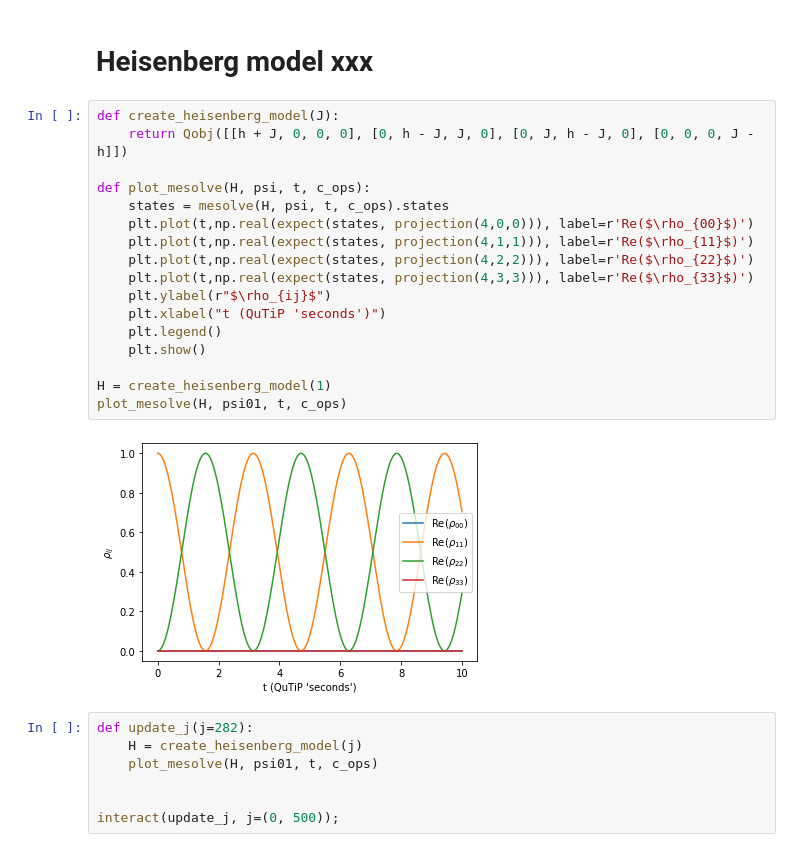
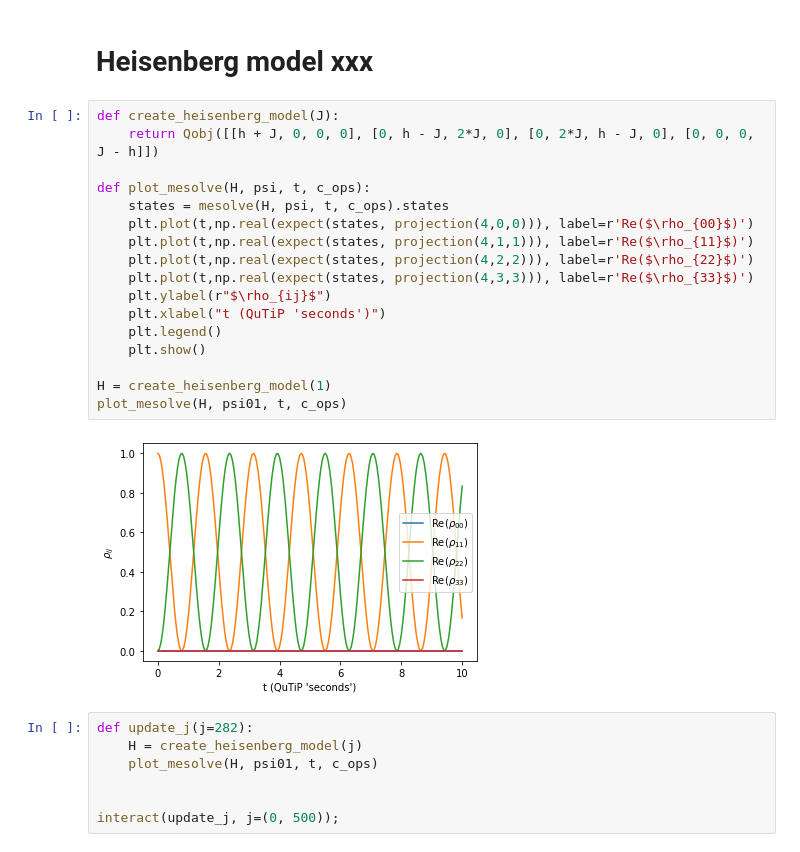
Before and after one commit to emre6943/QSM_Project, a Jupyter notebook: QSM_Project.ipynb, the cells around one changed output. Saved outputs shown, nothing was run; the diff lists cells and outputs as text.

```diff
--- a/QSM_Project.ipynb
+++ b/QSM_Project.ipynb
@@ -108,23 +108,23 @@ show_on_graph(entangled_imperfect_2, "For a entangled state with errors 2")
 # Heisenberg model xxx
 # %%
 def create_heisenberg_model(J):
-    return Qobj([[h + J, 0, 0, 0], [0, h - J, J, 0], [0, J, h - J, 0], [0, 0, 0, J - h]])
+    return Qobj([[h + J, 0, 0, 0], [0, h - J, 2*J, 0], [0, 2*J, h - J, 0], [0, 0, 0, J - h]])
 
 def plot_mesolve(H, psi, t, c_ops):
     states = mesolve(H, psi, t, c_ops).states
     plt.plot(t,np.real(expect(states, projection(4,0,0))), label=r'Re($\rho_{00}$)')
     plt.plot(t,np.real(expect(states, projection(4,1,1))), label=r'Re($\rho_{11}$)')
     plt.plot(t,np.real(expect(states, projection(4,2,2))), label=r'Re($\rho_{22}$)')
     plt.plot(t,np.real(expect(states, projection(4,3,3))), label=r'Re($\rho_{33}$)')
     plt.ylabel(r"$\rho_{ij}$")
     plt.xlabel("t (QuTiP 'seconds')")
     plt.legend()
     plt.show()
 
 H = create_heisenberg_model(1)
 plot_mesolve(H, psi01, t, c_ops)
 # %% [output]
-[figure, old version]
+[figure, new version]
 # %%
 def update_j(j=282):
     H = create_heisenberg_model(j)
```
